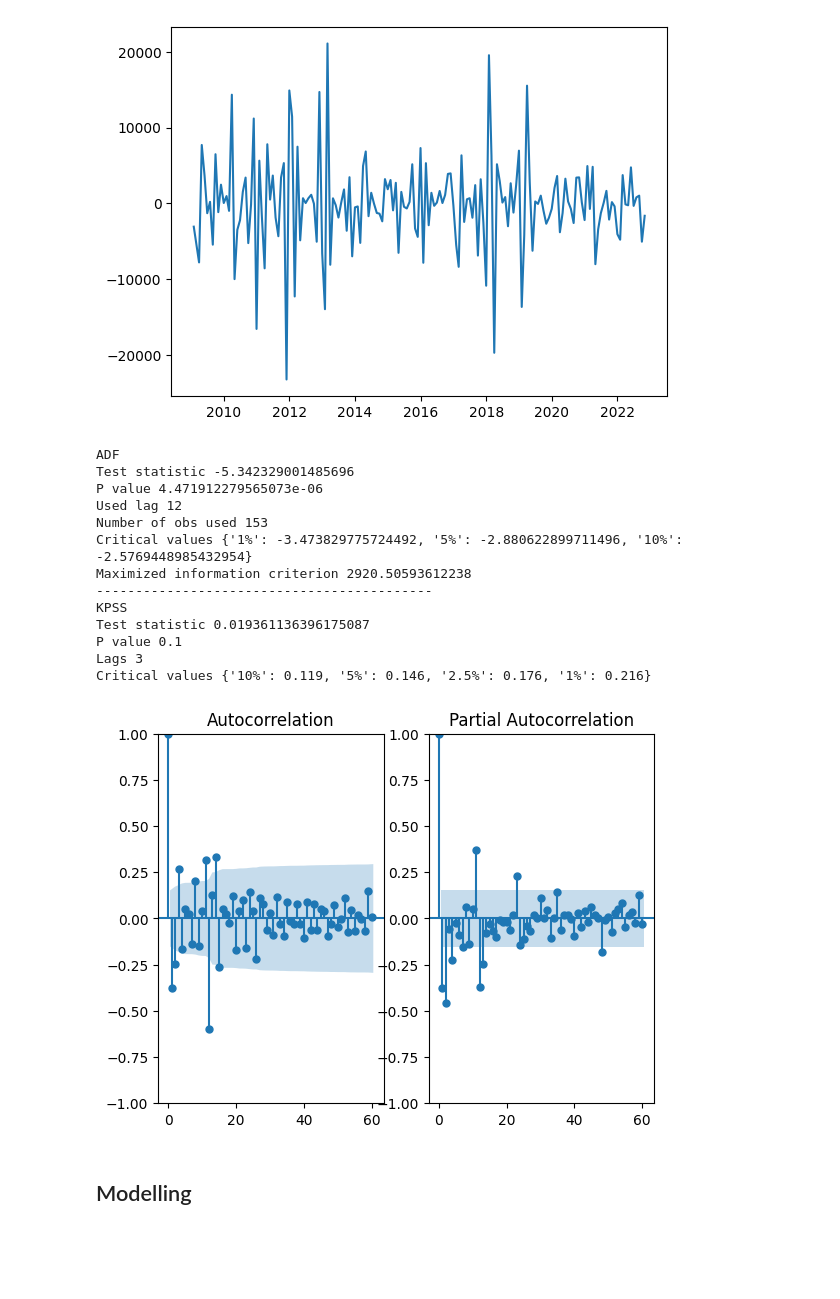
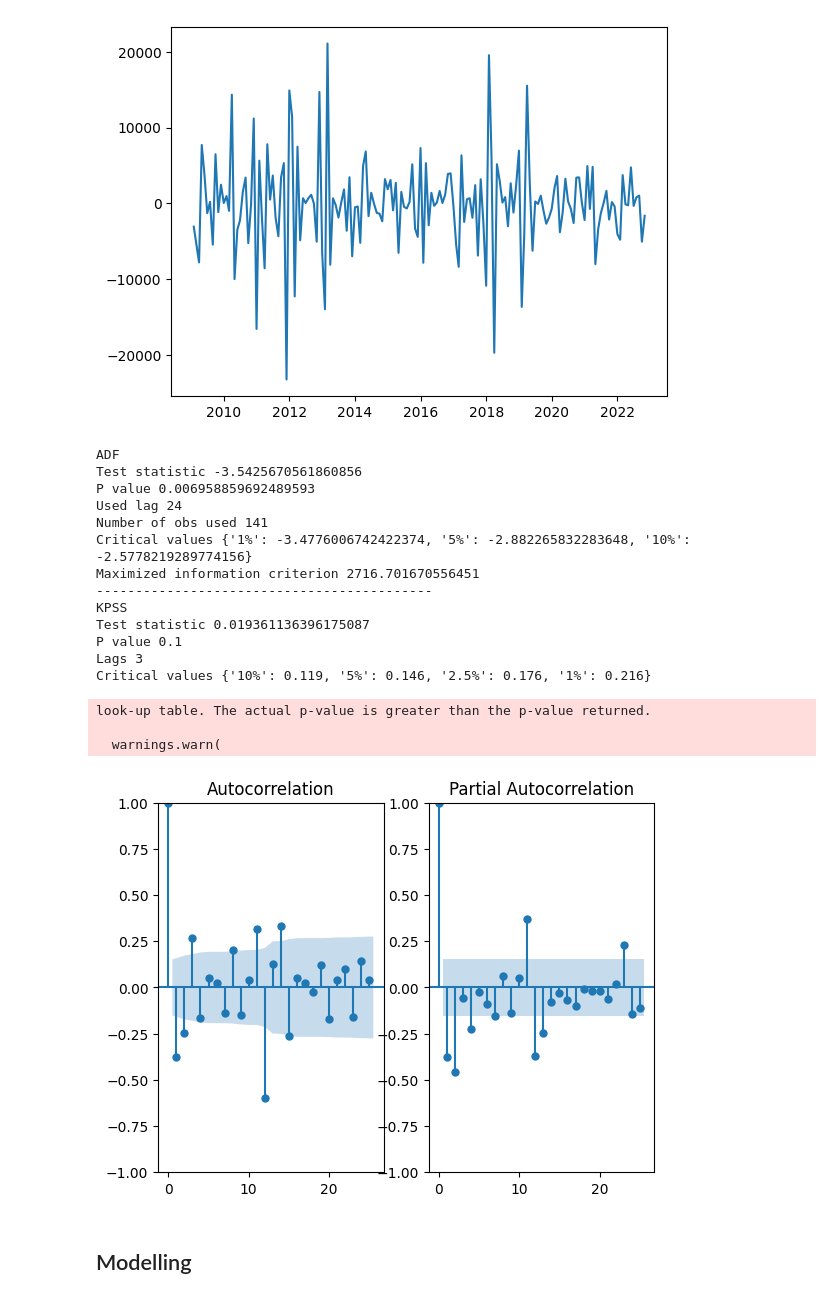
Before and after one commit to NevoleMarek/NI-SCR-assignment, a Jupyter notebook: project.ipynb, the cells around one changed output. Drawn from its saved outputs; the diff is of its cells as text; code cells hidden in the pictures; blank space fills up the shorter version.

```diff
--- a/project.ipynb
+++ b/project.ipynb
@@ -240,27 +245,30 @@ plt.plot(df_diffed)
 [<matplotlib.lines.Line2D at 0x...>]
 [figure]
 # %%
-adf(df_diffed, autolag='AIC', maxlag=15)
+adf(df_diffed, autolag='AIC', maxlag=25)
 print('-------------------------------------------')
 kp(df_diffed, regression='ct', nlags="auto")
 # %% [output]
 ADF
-Test statistic -5.342329001485696
-P value 4.471912279565073e-06
-Used lag 12
-Number of obs used 153
-Critical values {'1%': -3.473829775724492, '5%': -2.880622899711496, '10%': -2.5769448985432954}
-Maximized information criterion 2920.50593612238
+Test statistic -3.5425670561860856
+P value 0.006958859692489593
+Used lag 24
+Number of obs used 141
+Critical values {'1%': -3.4776006742422374, '5%': -2.882265832283648, '10%': -2.5778219289774156}
+Maximized information criterion 2716.701670556451
 -------------------------------------------
 KPSS
 Test statistic 0.019361136396175087
 P value 0.1
 Lags 3
 Critical values {'10%': 0.119, '5%': 0.146, '2.5%': 0.176, '1%': 0.216}
+look-up table. The actual p-value is greater than the p-value returned.
+
+  warnings.warn(
 # %%
-acf_pacf(df_diffed, lags=60)
+acf_pacf(df_diffed, lags=25)
 # %% [output]
-[figure, old version]
+[figure, new version]
 # %% [markdown]
 ## Modelling
 # %% [markdown]
```
Also changed, not shown: parts of 13 cells of this notebook.
